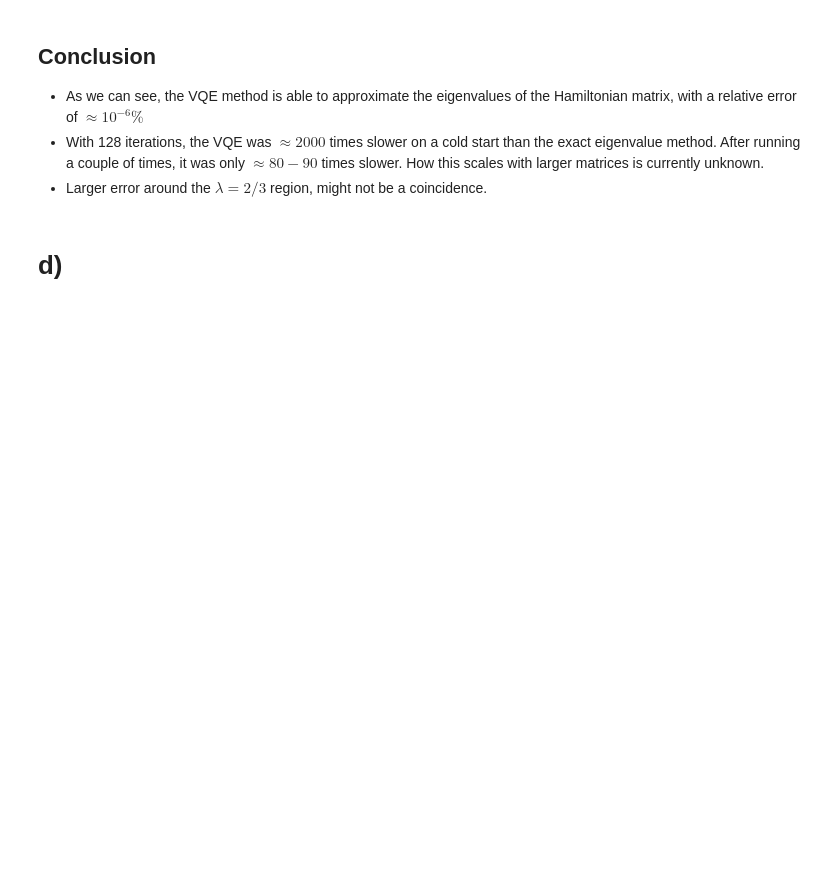
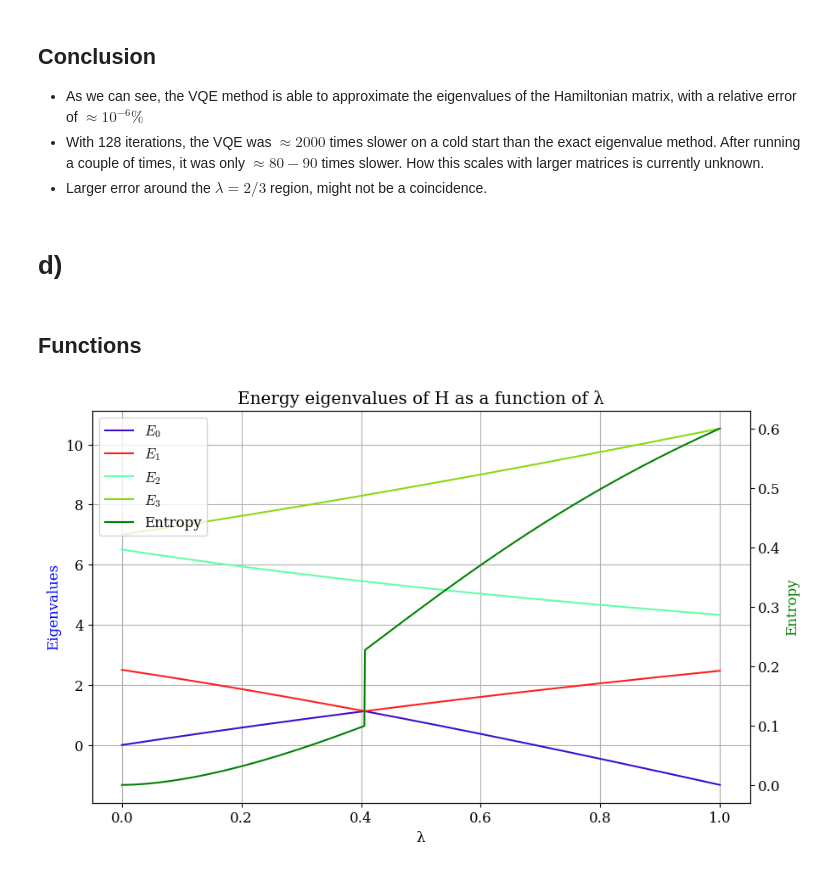
Before and after one commit to Oskar-Idland/FYS5419-Quantum-Computing-and-Quantum-Machine-Learning, a Jupyter notebook: Project_1/Project_1.ipynb, the cells around one changed output. Cells and saved outputs as stored; diff of their text form; code cells hidden in the pictures; blank space fills up the shorter version.

```diff
--- a/Project_1/Project_1.ipynb
+++ b/Project_1/Project_1.ipynb
@@ -701,3 +703,5 @@ plt.show()
 - Larger error around the $λ = 2/3$ region, might not be a coincidence.
 # %% [markdown]
 # d)
+# %% [markdown]
+## Functions
@@ -703,0 +805,23 @@ plt.show()
+# %%
+n = 1000
+lambdas = np.linspace(0, 1, n)
+eigenvalues = [np.linalg.eigvalsh(Hamiltonian_2qbit(λ)) for λ in lambdas]
+entropies = [entropy(λ) for λ in lambdas]
+
+plt.plot(lambdas, eigenvalues, label=['$E_0$', '$E_1$', '$E_2$', '$E_3$'])
+lines_energy, labels_energy = plt.gca().get_legend_handles_labels()
+plt.xlabel('λ')
+plt.ylabel('Eigenvalues', color='blue')
+plt.title('Energy eigenvalues of H as a function of λ')
+plt.grid()
+
+plt.twinx()
+
+plt.plot(lambdas, entropies, color='green', label='Entropy')
+lines_entropy, labels_entropy = plt.gca().get_legend_handles_labels()
+plt.ylabel('Entropy', color='green')
+
+plt.legend(lines_energy + lines_entropy, labels_energy + labels_entropy)
+plt.show()
+# %% [output]
+[figure, added]
```
Also changed, not shown: parts of 12 cells of this notebook.
